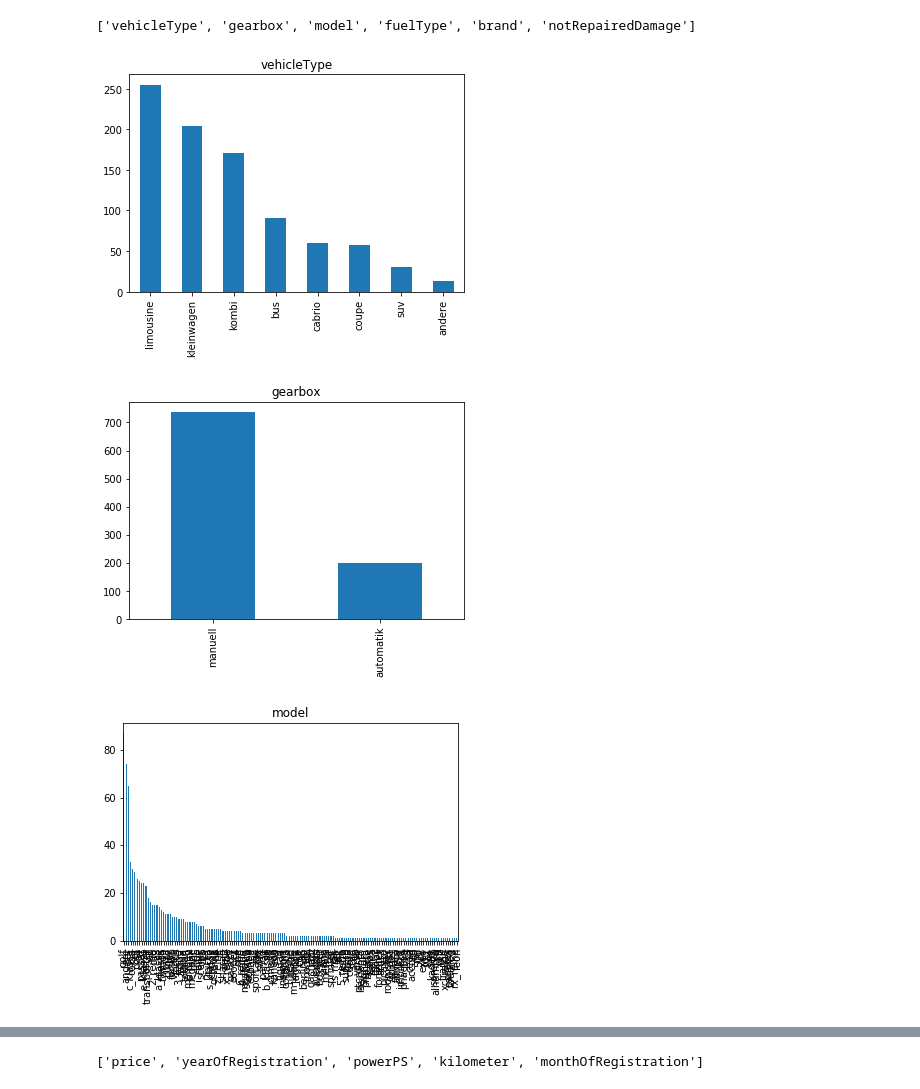
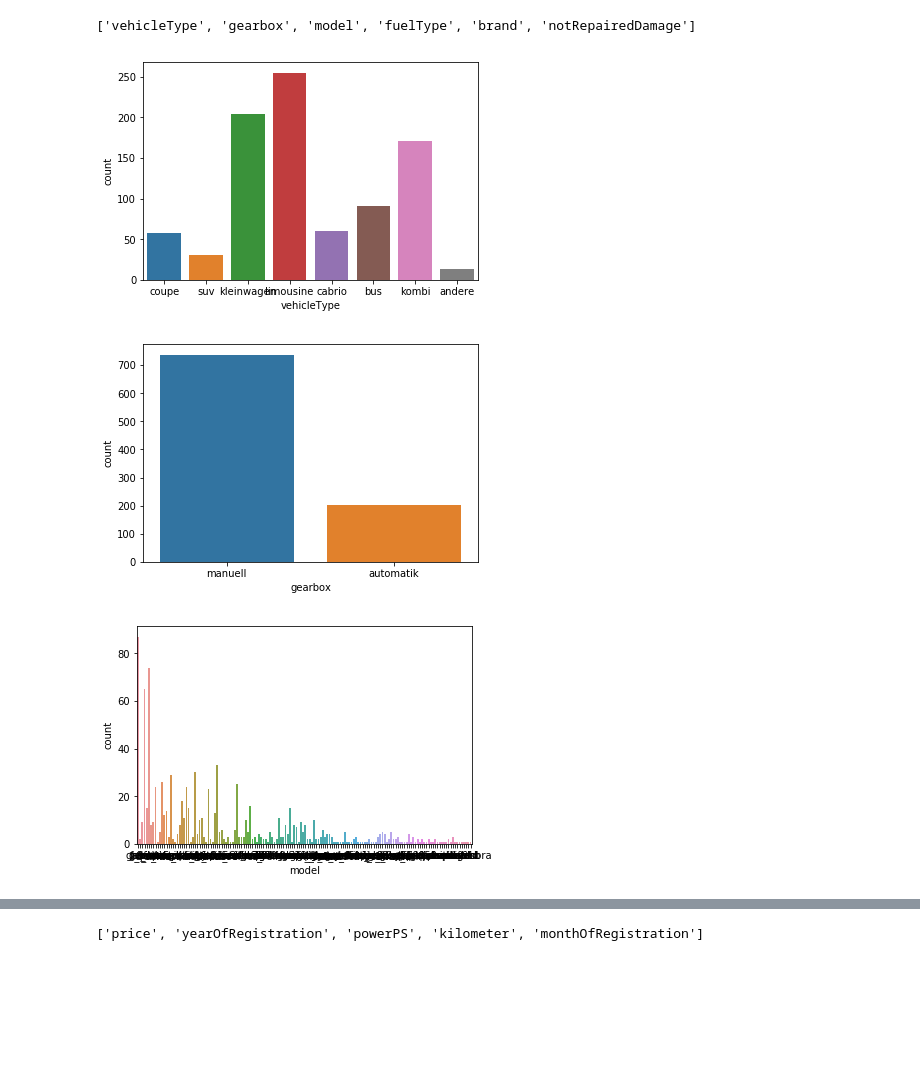
Before and after one commit to KimDoubleB/DS_Tutorials, a Jupyter notebook: Regression_Used_Car.ipynb, the cells around one changed output, grey strips where cells are left out. Drawn from its saved outputs; the diff is of its cells as text; code cells hidden in the pictures; blank space fills up the shorter version.

```diff
--- a/Regression_Used_Car.ipynb
+++ b/Regression_Used_Car.ipynb
@@ -51,26 +51,25 @@ memory usage: 156.3+ KB
 # %%
 
 # Restructuring -> Vertical Decomposition
 # drop low impact data on price
 df.drop(['seller', 'offerType', 'abtest', 'dateCrawled', 'nrOfPictures', 'lastSeen', 'postalCode', 'dateCreated'], axis='columns', inplace=True)
 
 
 # Remove unusable data(redundant data)
 df = df.drop_duplicates(['name','price','vehicleType','yearOfRegistration'
                          ,'gearbox','powerPS','model','kilometer','monthOfRegistration','fuelType'
                          ,'notRepairedDamage'])
 
 
 
 category_feature = [col for col in df.columns if df[col].dtypes == 'object' and col != 'name']
 print(category_feature)
 
 for col in category_feature:
-    df[col].value_counts().plot(kind='bar')
-    plt.title(col)
+    sns.countplot(x = col, data = df)
     plt.show()
 # %% [output]
 ['vehicleType', 'gearbox', 'model', 'fuelType', 'brand', 'notRepairedDamage']
-[figure, old version]
+[figure, new version]
-[figure, old version]
+[figure, new version]
-[figure, old version]
+[figure, new version]
```
Also changed, not shown: parts of 3 cells of this notebook, 2 other files.
